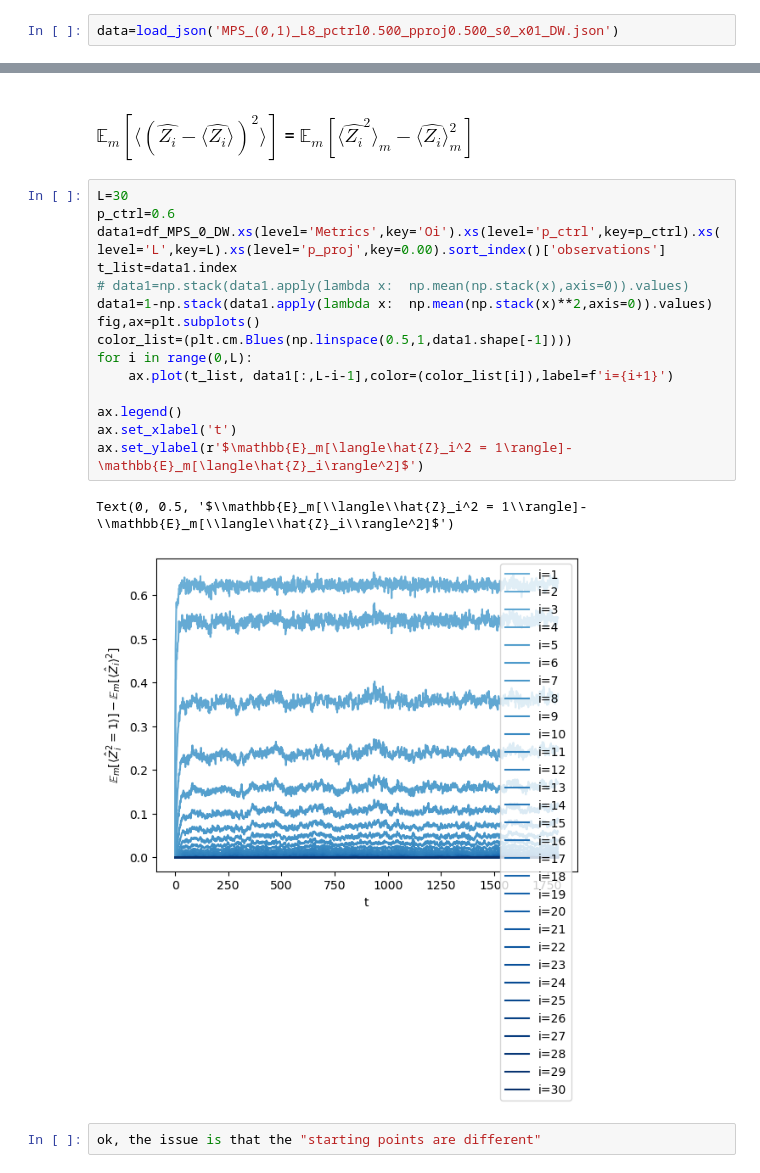
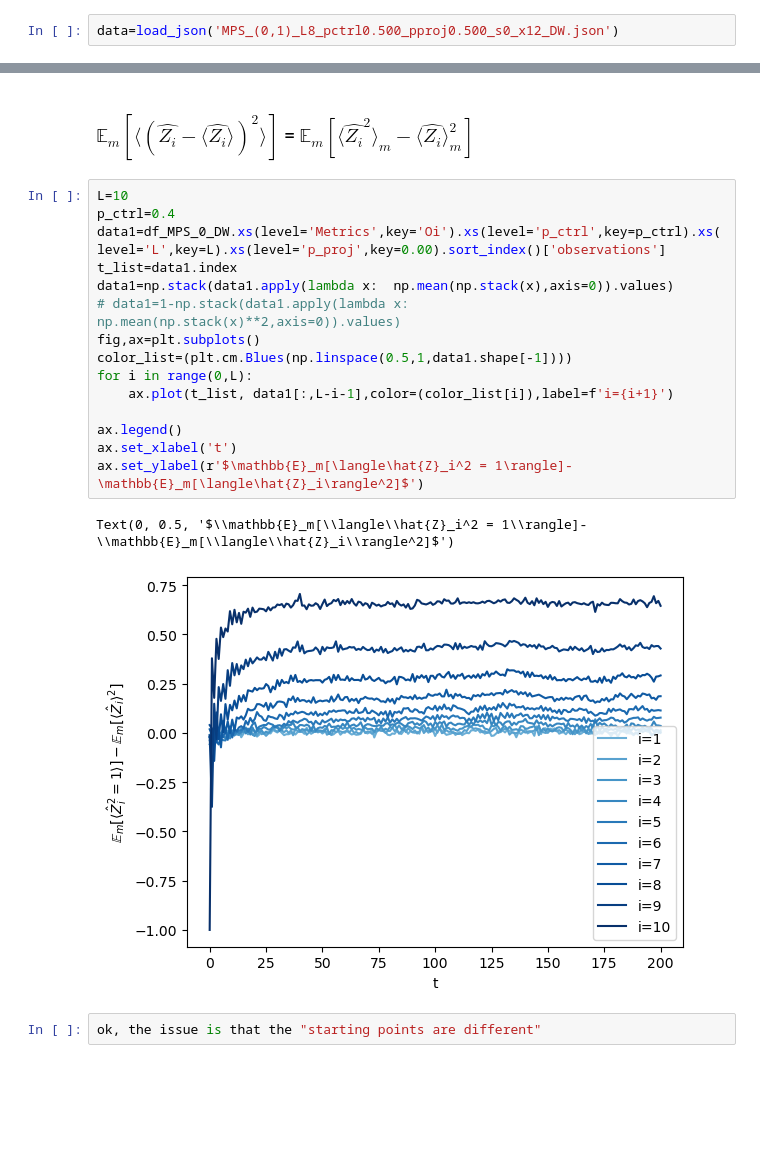
Before and after one commit to youtao1999/CT_MPS, a Jupyter notebook: FM_DW_T.ipynb, the cells around one changed output, grey strips where cells are left out. Drawn from its saved outputs; the diff is of its cells as text; blank space fills up the shorter version.

```diff
--- a/FM_DW_T.ipynb
+++ b/FM_DW_T.ipynb
@@ -29,7 +29,7 @@ from diffusion_utils import *
 # %% [markdown]
 # Load
 # %%
-data=load_json('MPS_(0,1)_L8_pctrl0.500_pproj0.500_s0_x01_DW.json')
+data=load_json('MPS_(0,1)_L8_pctrl0.500_pproj0.500_s0_x12_DW.json')
 # %%
 data.keys()
 # %% [output]
@@ -972,23 +979,23 @@ Text(0.5, 0, '$t/L^0$')
 # %% [markdown]
 ### $\mathbb{E}_m[\langle(\hat{Z_i}-\langle\hat{Z_i}\rangle)^2\rangle]$ = $\mathbb{E}_m[\langle\hat{Z_i}^2\rangle_m-\langle\hat{Z_i}\rangle_m^2]$
 # %%
-L=30
-p_ctrl=0.6
+L=10
+p_ctrl=0.4
 data1=df_MPS_0_DW.xs(level='Metrics',key='Oi').xs(level='p_ctrl',key=p_ctrl).xs(level='L',key=L).xs(level='p_proj',key=0.00).sort_index()['observations']
 t_list=data1.index
-# data1=np.stack(data1.apply(lambda x:  np.mean(np.stack(x),axis=0)).values)
-data1=1-np.stack(data1.apply(lambda x:  np.mean(np.stack(x)**2,axis=0)).values)
+data1=np.stack(data1.apply(lambda x:  np.mean(np.stack(x),axis=0)).values)
+# data1=1-np.stack(data1.apply(lambda x:  np.mean(np.stack(x)**2,axis=0)).values)
 fig,ax=plt.subplots()
 color_list=(plt.cm.Blues(np.linspace(0.5,1,data1.shape[-1])))
 for i in range(0,L):
     ax.plot(t_list, data1[:,L-i-1],color=(color_list[i]),label=f'i={i+1}')
 
 ax.legend()
 ax.set_xlabel('t')
 ax.set_ylabel(r'$\mathbb{E}_m[\langle\hat{Z}_i^2 = 1\rangle]-\mathbb{E}_m[\langle\hat{Z}_i\rangle^2]$')
 # %% [output]
 Text(0, 0.5, '$\\mathbb{E}_m[\\langle\\hat{Z}_i^2 = 1\\rangle]-\\mathbb{E}_m[\\langle\\hat{Z}_i\\rangle^2]$')
-[figure, old version]
+[figure, new version]
 # %%
 ok, the issue is that the "starting points are different"
 # %%
```
Also changed, not shown: parts of 7 cells of this notebook.
